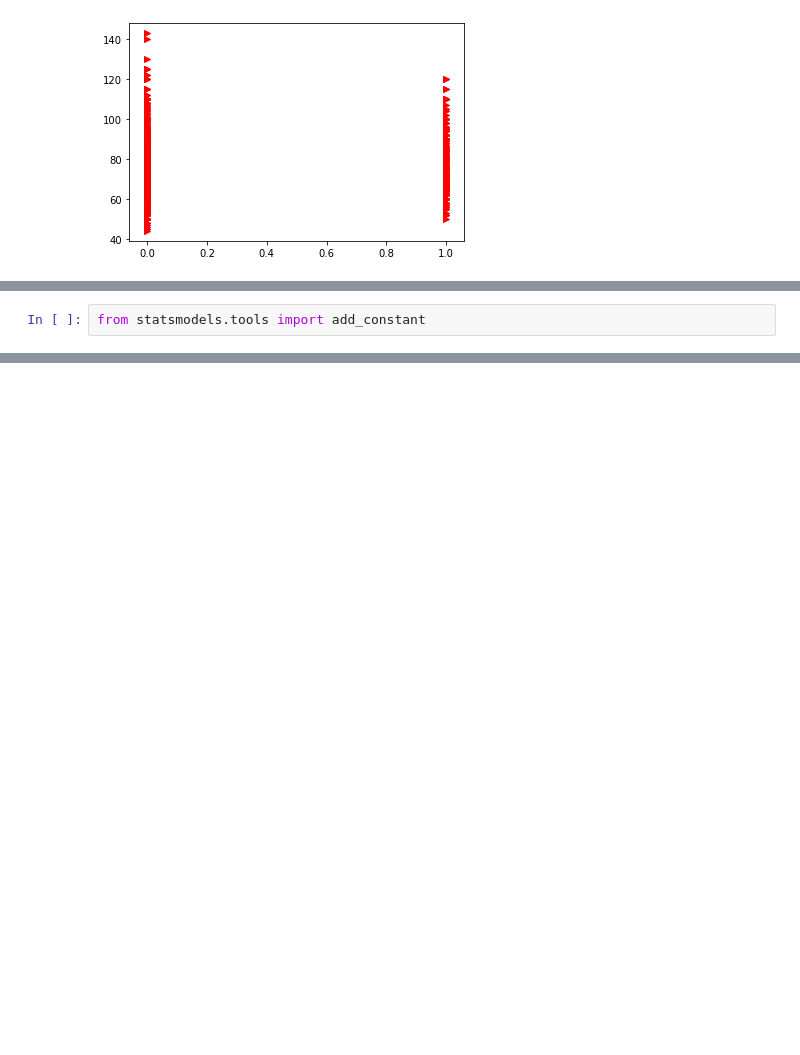
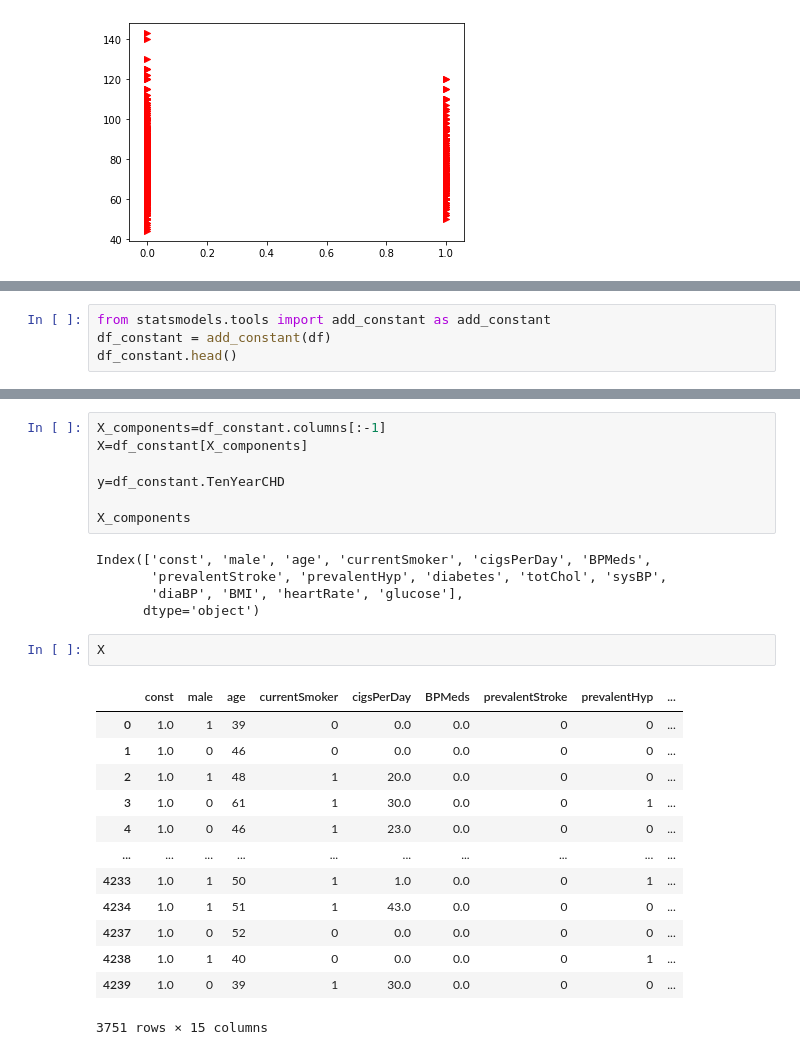
Before and after one commit to ruchi-032/heart_disease_prediction_LogisticRegression, a Jupyter notebook: Heart_disease_prediction_LogisticRegression.ipynb, the cells around one changed output, grey strips where cells are left out. Drawn from its saved outputs; the diff is of its cells as text; blank space fills up the shorter version.

```diff
--- a/Heart_disease_prediction_LogisticRegression.ipynb
+++ b/Heart_disease_prediction_LogisticRegression.ipynb
@@ -79,3 +151,5 @@ sns.pairplot(df)
 # %%
-from statsmodels.tools import add_constant
+from statsmodels.tools import add_constant as add_constant
+df_constant = add_constant(df)
+df_constant.head()
 # %% [output]
@@ -82,0 +244,28 @@ ModuleNotFoundError: No module named 'statsmodels'
+# %%
+X_components=df_constant.columns[:-1]
+X=df_constant[X_components]
+
+y=df_constant.TenYearCHD
+
+X_components
+# %% [output]
+Index(['const', 'male', 'age', 'currentSmoker', 'cigsPerDay', 'BPMeds',
+       'prevalentStroke', 'prevalentHyp', 'diabetes', 'totChol', 'sysBP',
+       'diaBP', 'BMI', 'heartRate', 'glucose'],
+      dtype='object')
+# %%
+X
+# %% [output]
+|  | const | male | age | currentSmoker | cigsPerDay | BPMeds | prevalentStroke | prevalentHyp | ... |
+| 0 | 1.0 | 1 | 39 | 0 | 0.0 | 0.0 | 0 | 0 | ... |
+| 1 | 1.0 | 0 | 46 | 0 | 0.0 | 0.0 | 0 | 0 | ... |
+| 2 | 1.0 | 1 | 48 | 1 | 20.0 | 0.0 | 0 | 0 | ... |
+| 3 | 1.0 | 0 | 61 | 1 | 30.0 | 0.0 | 0 | 1 | ... |
+| 4 | 1.0 | 0 | 46 | 1 | 23.0 | 0.0 | 0 | 0 | ... |
+| ... | ... | ... | ... | ... | ... | ... | ... | ... | ... |
+| 4233 | 1.0 | 1 | 50 | 1 | 1.0 | 0.0 | 0 | 1 | ... |
+| 4234 | 1.0 | 1 | 51 | 1 | 43.0 | 0.0 | 0 | 0 | ... |
+| 4237 | 1.0 | 0 | 52 | 0 | 0.0 | 0.0 | 0 | 0 | ... |
+| 4238 | 1.0 | 1 | 40 | 0 | 0.0 | 0.0 | 0 | 1 | ... |
+| 4239 | 1.0 | 0 | 39 | 1 | 30.0 | 0.0 | 0 | 0 | ... |
+3751 rows × 15 columns
```
Also changed, not shown: parts of 18 cells of this notebook.
